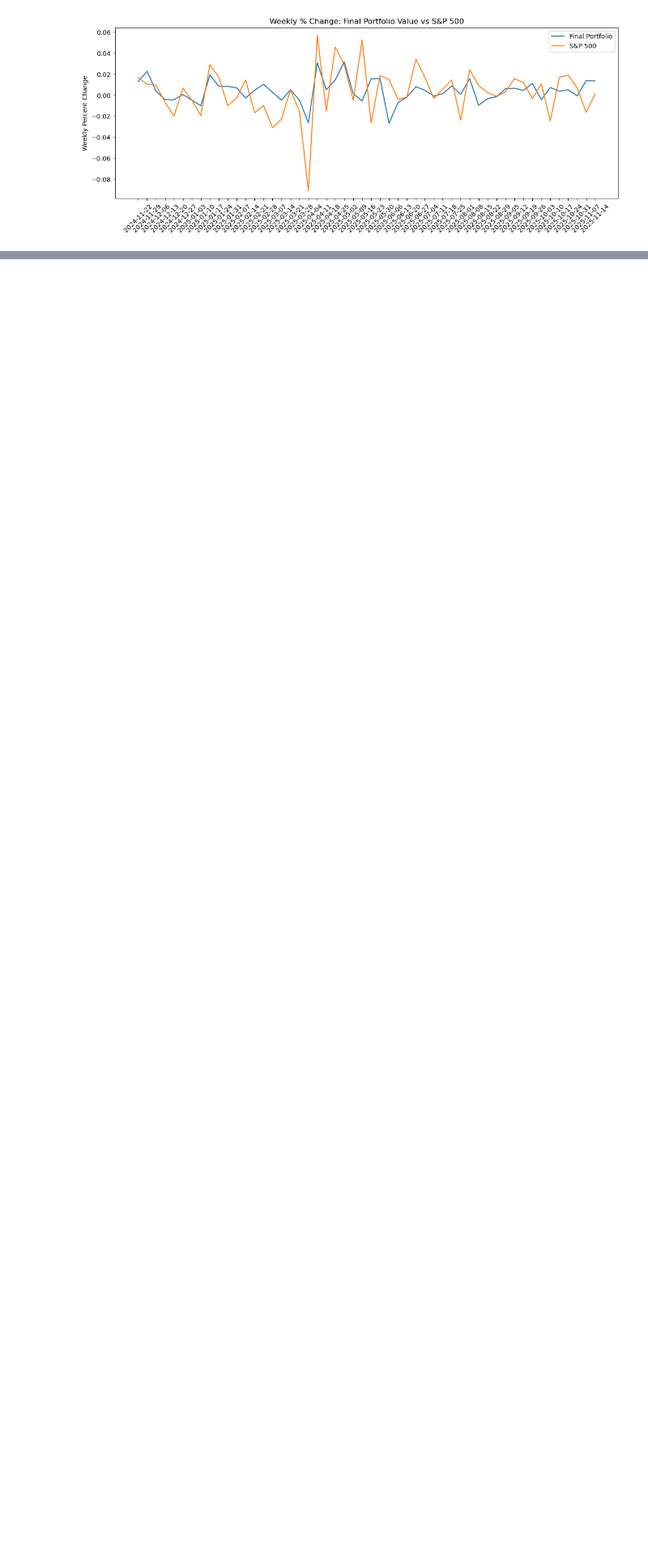
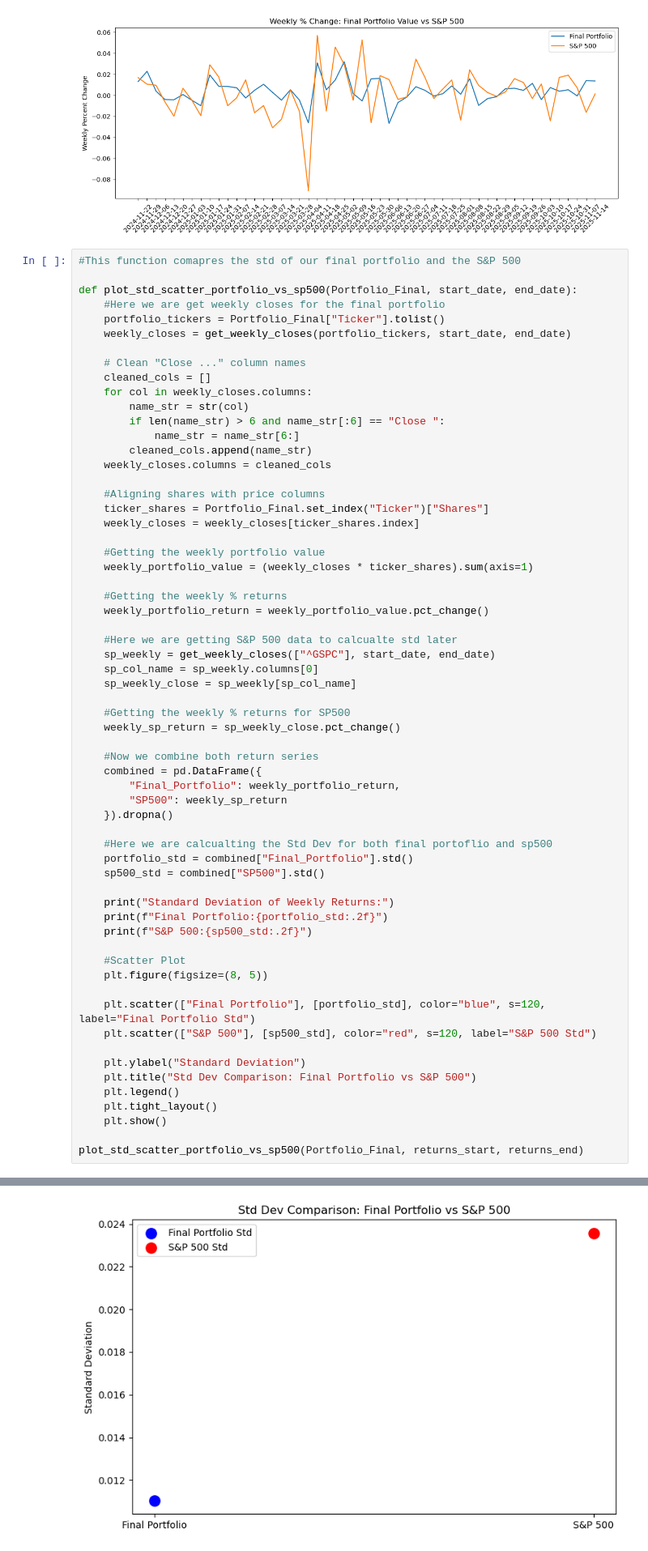
Before and after one commit to neilhaoyuan/risk-constrained-portfolio-optimizer, a Jupyter notebook: Team_15_Assignment.ipynb, the cells around one changed output, grey strips where cells are left out. Shown at 81% size. Cells and saved outputs as stored; diff of their text form; blank space fills up the shorter version.

```diff
--- a/Team_15_Assignment.ipynb
+++ b/Team_15_Assignment.ipynb
@@ -1066,3 +1066,66 @@ def plot_portfolio_vs_sp500(Portfolio_Final, start_date, end_date):
 plot_portfolio_vs_sp500(Portfolio_Final, returns_start, returns_end)
 # %% [output]
 [figure]
+# %%
+#This function comapres the std of our final portfolio and the S&P 500
+
+def plot_std_scatter_portfolio_vs_sp500(Portfolio_Final, start_date, end_date):
+    #Here we are get weekly closes for the final portfolio
+    portfolio_tickers = Portfolio_Final["Ticker"].tolist()
+    weekly_closes = get_weekly_closes(portfolio_tickers, start_date, end_date)
+
+    # Clean "Close ..." column names
+    cleaned_cols = []
+    for col in weekly_closes.columns:
+        name_str = str(col)
+        if len(name_str) > 6 and name_str[:6] == "Close ":
+            name_str = name_str[6:]
+        cleaned_cols.append(name_str)
+    weekly_closes.columns = cleaned_cols
+
+    #Aligning shares with price columns
+    ticker_shares = Portfolio_Final.set_index("Ticker")["Shares"]
+    weekly_closes = weekly_closes[ticker_shares.index]
+
+    #Getting the weekly portfolio value
+    weekly_portfolio_value = (weekly_closes * ticker_shares).sum(axis=1)
+
+    #Getting the weekly % returns
+    weekly_portfolio_return = weekly_portfolio_value.pct_change()
+
+    #Here we are getting S&P 500 data to calcualte std later
+    sp_weekly = get_weekly_closes(["^GSPC"], start_date, end_date)
+    sp_col_name = sp_weekly.columns[0]
+    sp_weekly_close = sp_weekly[sp_col_name]
+
+    #Getting the weekly % returns for SP500
+    weekly_sp_return = sp_weekly_close.pct_change()
+
+    #Now we combine both return series
+    combined = pd.DataFrame({
+        "Final_Portfolio": weekly_portfolio_return,
+        "SP500": weekly_sp_return
+    }).dropna()
+
+    #Here we are calcualting the Std Dev for both final portoflio and sp500
+    portfolio_std = combined["Final_Portfolio"].std()
+    sp500_std = combined["SP500"].std()
+
+    print("Standard Deviation of Weekly Returns:")
+    print(f"Final Portfolio:{portfolio_std:.2f}")
+    print(f"S&P 500:{sp500_std:.2f}")
+
+    #Scatter Plot
+    plt.figure(figsize=(8, 5))
+
+    plt.scatter(["Final Portfolio"], [portfolio_std], color="blue", s=120, label="Final Portfolio Std")
+    plt.scatter(["S&P 500"], [sp500_std], color="red", s=120, label="S&P 500 Std")
+
+    plt.ylabel("Standard Deviation")
+    plt.title("Std Dev Comparison: Final Portfolio vs S&P 500")
+    plt.legend()
+    plt.tight_layout()
+    plt.show()
+
+plot_std_scatter_portfolio_vs_sp500(Portfolio_Final, returns_start, returns_end)
+# %% [output]
@@ -1069,3 +1135,4 @@ plot_portfolio_vs_sp500(Portfolio_Final, returns_start, returns_end)
+[figure, added]
 # %% [markdown]
 ## Contribution Declaration
 
```
Also changed, not shown: parts of 1 cell of this notebook.
